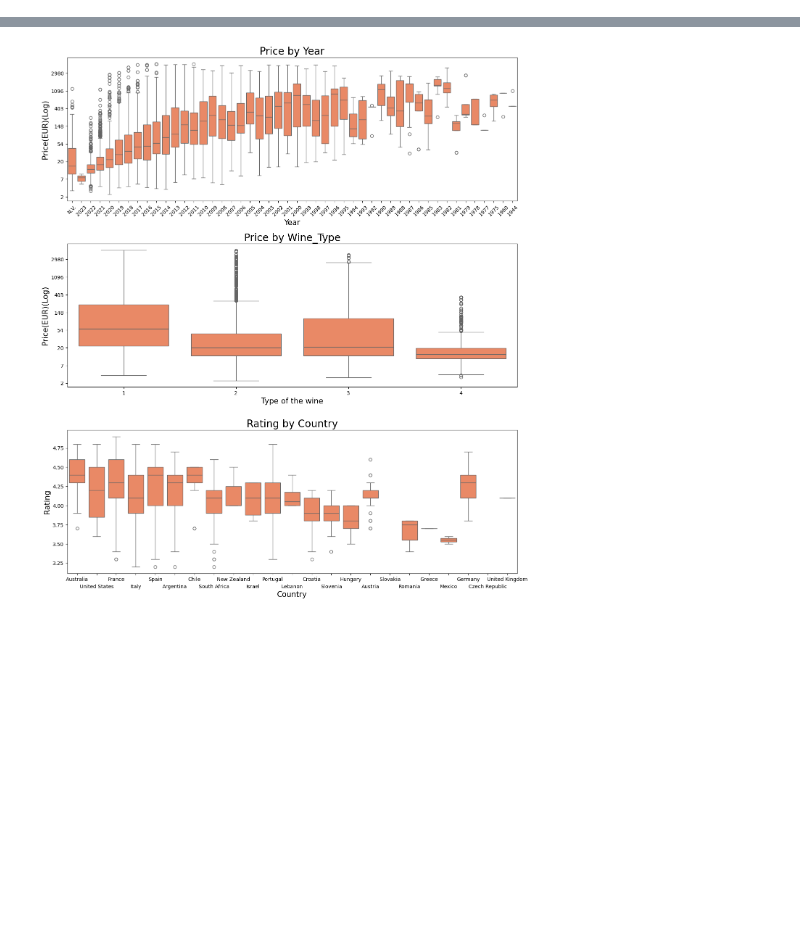
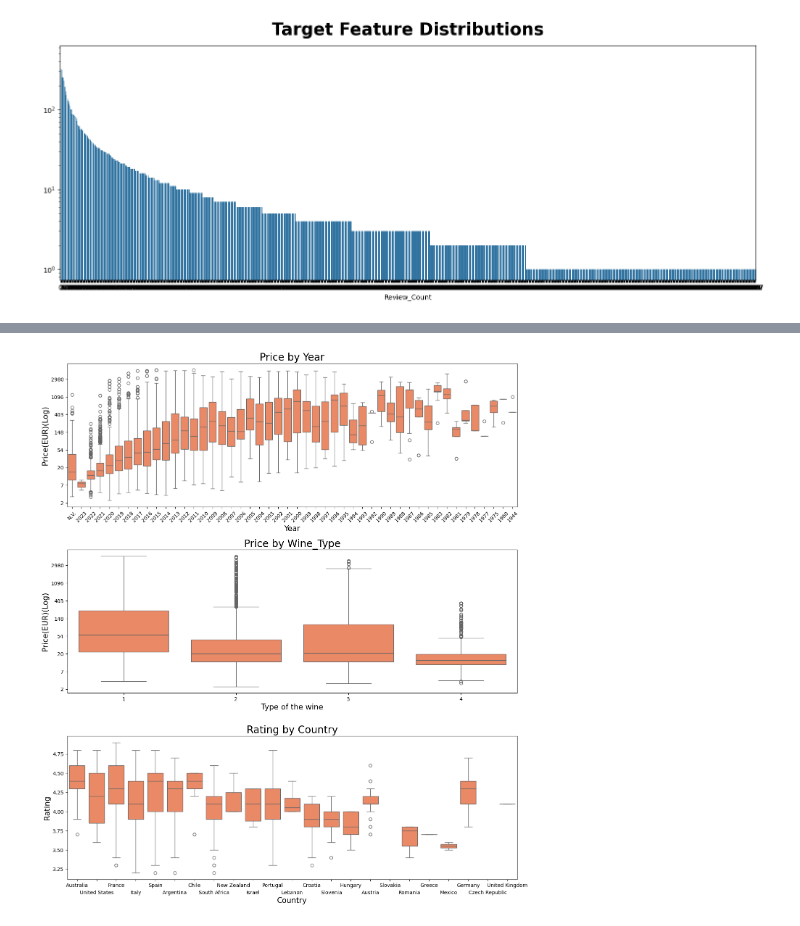
Before and after one commit to trashpanda-ai/In-Vino-Veritas, a Jupyter notebook: drafts/plots.ipynb, the cells around one changed output, grey strips where cells are left out. Saved outputs shown, nothing was run; the diff lists cells and outputs as text; code cells hidden in the pictures; blank space fills up the shorter version.

Commit message:
saving some figures

```diff
--- a/drafts/plots.ipynb
+++ b/drafts/plots.ipynb
@@ -143,11 +166,13 @@ df_bigwine['Rating'] = df_bigwine['Rating'].replace(0, np.nan)
 # %%
 #Target feature distribution, in this case its review count
 z = df_bigwine["Review_Count"].value_counts()
 plt.figure(figsize=(15,6))
 sns.barplot(x=z.index, y=z.values, order=z.index)
 plt.title("Target Feature Distributions",fontweight="black",size=25,pad=15)
 plt.yscale('log')
-plt.xticks([])
+plt.xticks()
 plt.tight_layout()
 plt.show()
+# %% [output]
+[figure, added]
 # %%
```
Also changed, not shown: parts of 6 cells of this notebook, 2 other files.
